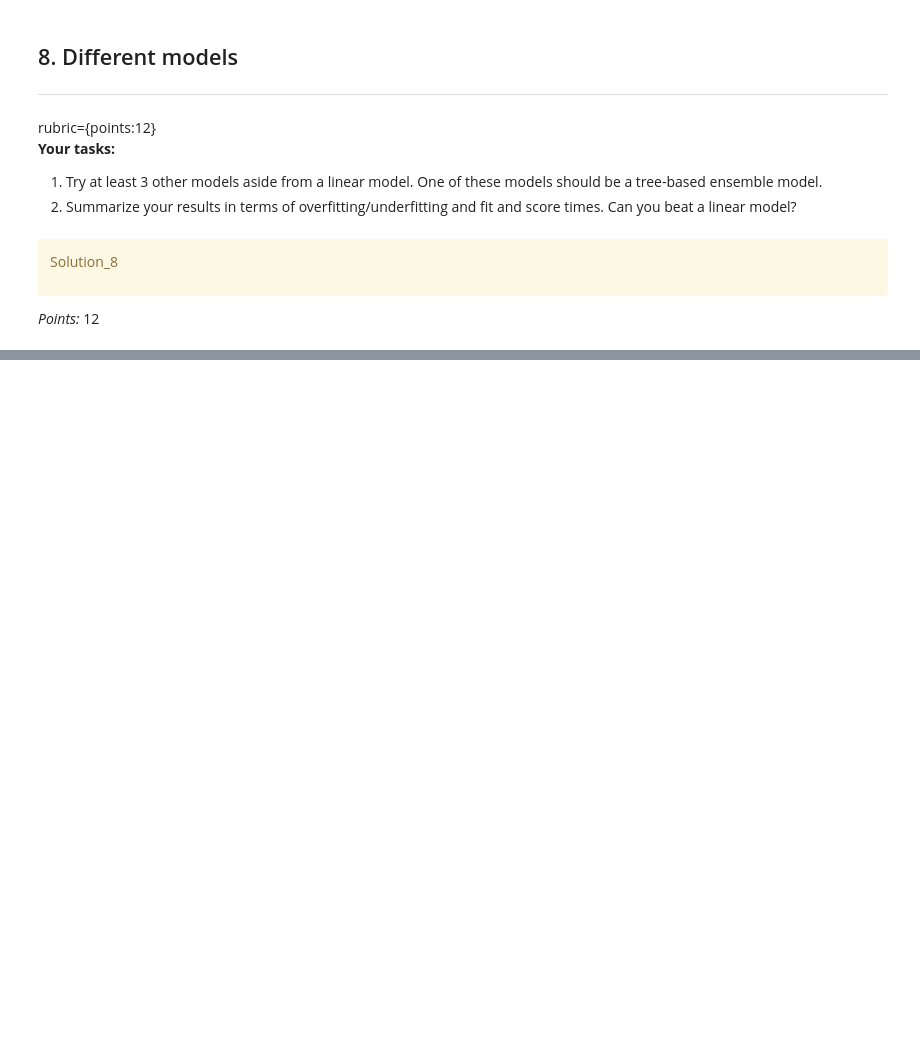
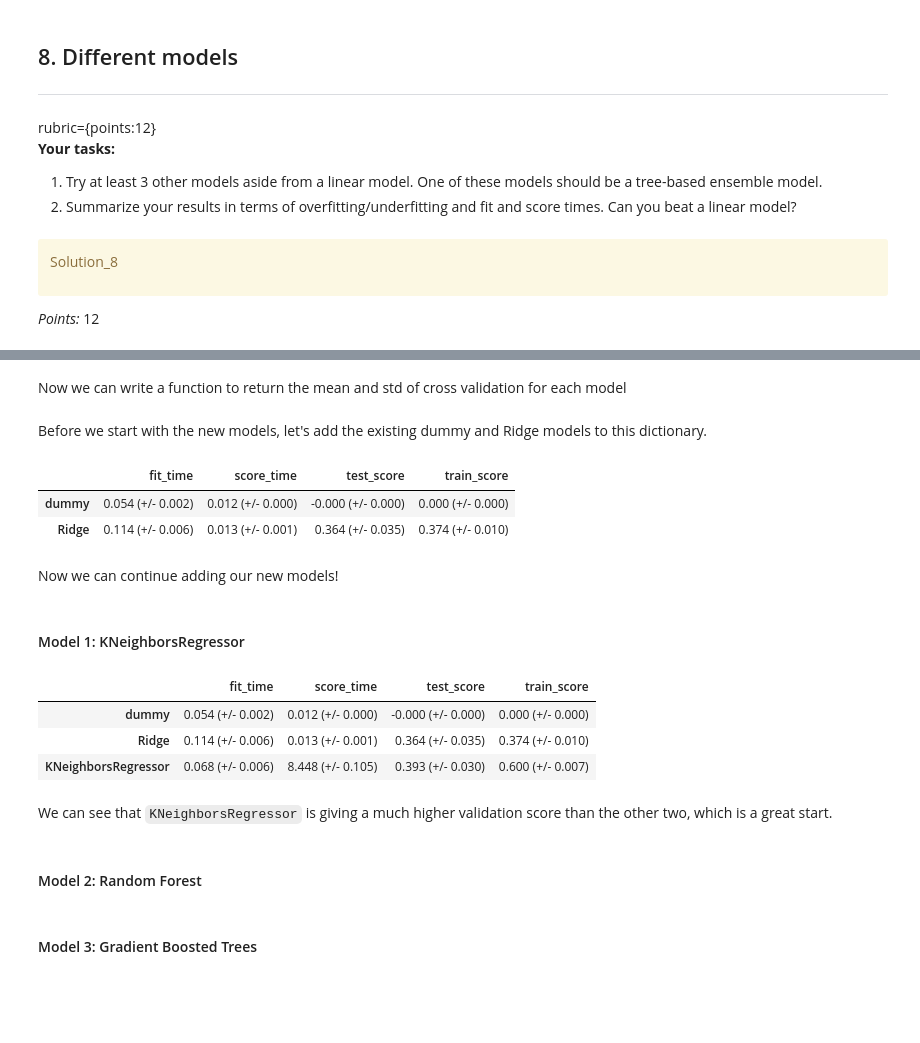
Before and after one commit to vivaanjhaveri/nyc-airbnb-reviews-regression, a Jupyter notebook: hw5.ipynb, the cells around one changed output, grey strips where cells are left out. Saved outputs shown, nothing was run; the diff lists cells and outputs as text; code cells hidden in the pictures; blank space fills up the shorter version.

```diff
--- a/hw5.ipynb
+++ b/hw5.ipynb
@@ -684,3 +697,73 @@ _Type your answer here, replacing this text._
+# %% [markdown]
+Now we can write a function to return the mean and std of cross validation for each model
+# %%
+
+def mean_std_cross_val_scores(model, X_train, y_train, **kwargs):
+
+    """
+    Returns mean and std of cross validation
+
+    Parameters
+    ----------
+    model, X_train,  y_train
+
+    Returns
+    ----------
+    pandas Series with mean scores from cross_validation
+    """
+
+    scores = cross_validate(model, X_train, y_train, **kwargs)
+
+    mean_scores = pd.DataFrame(scores).mean()
+    std_scores = pd.DataFrame(scores).std()
+    out_col = []
+
+    for i in range(len(mean_scores)):
+        out_col.append((f"%0.3f (+/- %0.3f)" % (mean_scores[i], std_scores[i])))
+
+    return pd.Series(data=out_col, index=mean_scores.index)
+# %% [markdown]
+Before we start with the new models, let's add the existing dummy and Ridge models to this dictionary.
+# %%
+# For dummy
+results_dict["dummy"] = mean_std_cross_val_scores(
+    dummy_pipe, X_train, y_train, return_train_score=True
+)
+
+# For Ridge
+results_dict["Ridge"] = mean_std_cross_val_scores(
+    lr_pipe, X_train, y_train, return_train_score=True
+)
+# %%
+pd.DataFrame(results_dict).T
+# %% [output]
+|  | fit_time | score_time | test_score | train_score |
+| dummy | 0.054 (+/- 0.002) | 0.012 (+/- 0.000) | -0.000 (+/- 0.000) | 0.000 (+/- 0.000) |
+| Ridge | 0.114 (+/- 0.006) | 0.013 (+/- 0.001) | 0.364 (+/- 0.035) | 0.374 (+/- 0.010) |
+# %% [markdown]
+Now we can continue adding our new models!
+# %% [markdown]
+#### Model 1: KNeighborsRegressor
+# %%
+from sklearn.neighbors import KNeighborsRegressor
+
+pipe = make_pipeline(preprocessor, KNeighborsRegressor())
+
+results_dict["KNeighborsRegressor"] = mean_std_cross_val_scores(
+    pipe, X_train, y_train, return_train_score=True
+)
+pd.DataFrame(results_dict).T
+# %% [output]
+|  | fit_time | score_time | test_score | train_score |
+| dummy | 0.054 (+/- 0.002) | 0.012 (+/- 0.000) | -0.000 (+/- 0.000) | 0.000 (+/- 0.000) |
+| Ridge | 0.114 (+/- 0.006) | 0.013 (+/- 0.001) | 0.364 (+/- 0.035) | 0.374 (+/- 0.010) |
+| KNeighborsRegressor | 0.068 (+/- 0.006) | 8.448 (+/- 0.105) | 0.393 (+/- 0.030) | 0.600 (+/- 0.007) |
+# %% [markdown]
+We can see that `KNeighborsRegressor` is giving a much higher validation score than the other two, which is a great start.
+# %% [markdown]
+#### Model 2: Random Forest
+# %% [markdown]
+#### Model 3: Gradient Boosted Trees
 # %%
 ...
 # %%
```
Also changed, not shown: parts of 12 cells of this notebook, 1 other file.
